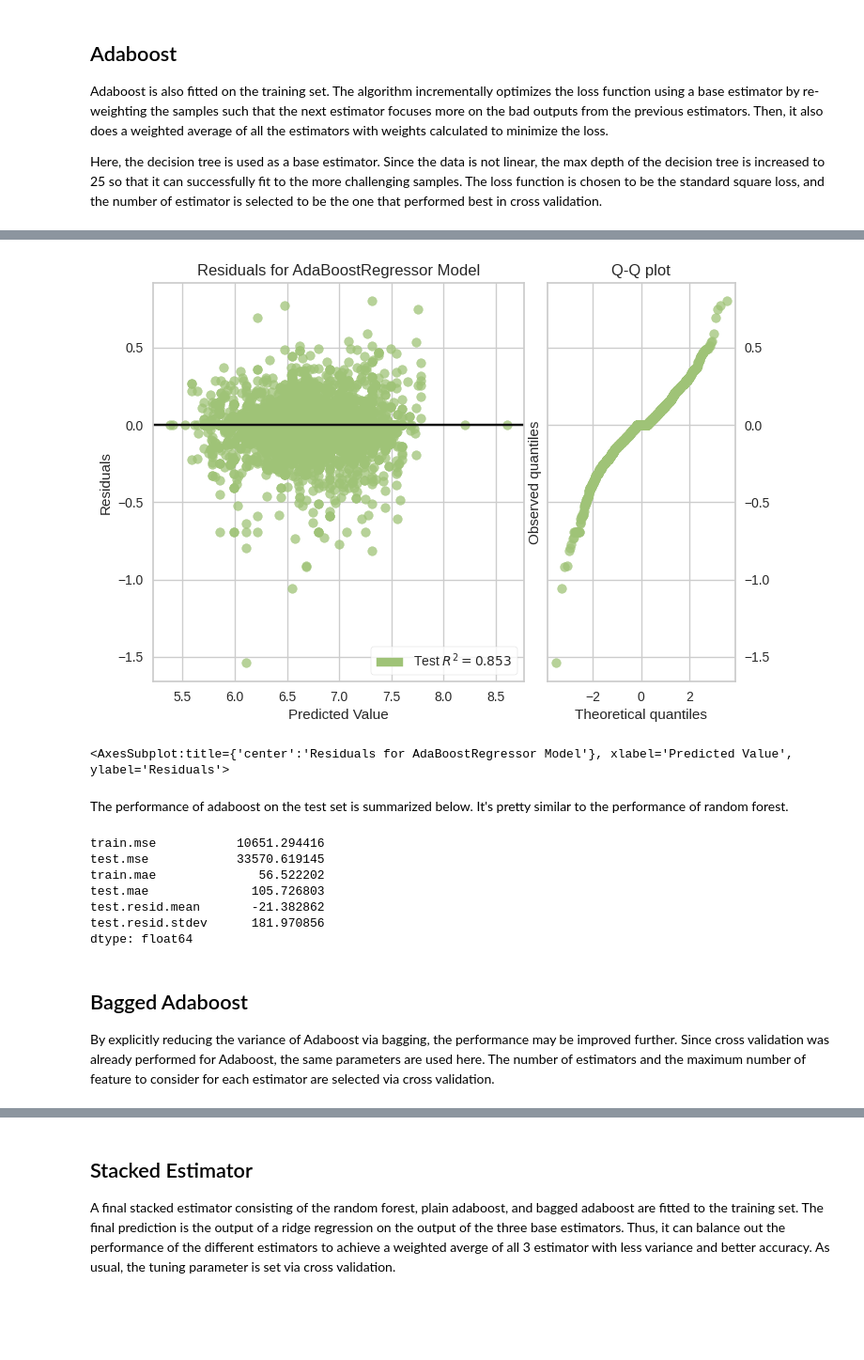
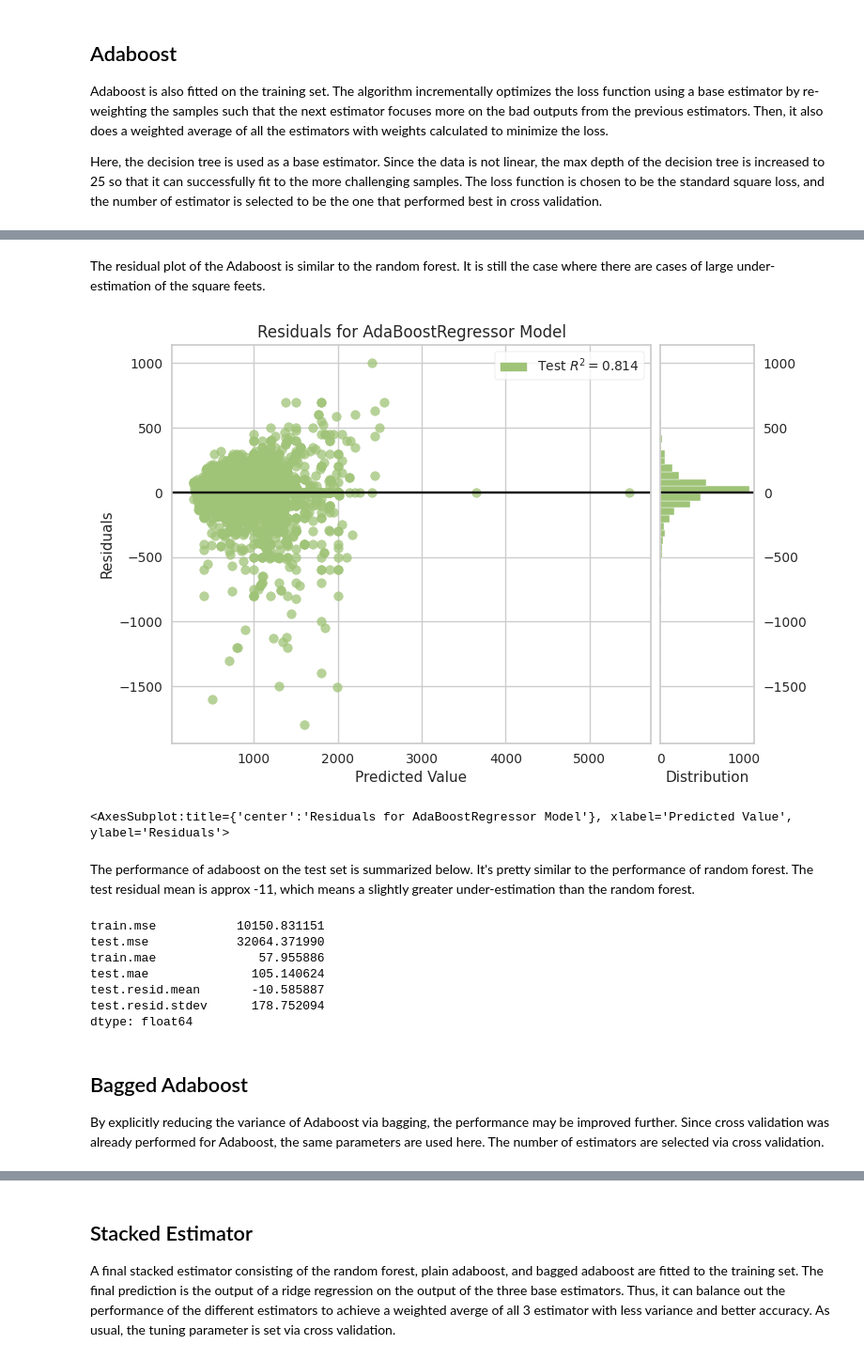
Before and after one commit to shilongdai/Analysis, a Jupyter notebook: Apartments/Apartment Sqft.ipynb, the cells around one changed output, grey strips where cells are left out. Shown at 94% size. Saved outputs shown, nothing was run; the diff lists cells and outputs as text; code cells hidden in the pictures; blank space fills up the shorter version.

```diff
--- a/Apartments/Apartment Sqft.ipynb
+++ b/Apartments/Apartment Sqft.ipynb
@@ -197,7 +113,14 @@ that the model under-predicts the sqft on average.
 # %%
+def feature_selection(training_set, sqft):
+    rf_selector = TransformedTargetRegressor(regressor=RandomForestRegressor(random_state=seed, n_estimators=200),
+                                             func=np.log, inverse_func=np.exp)
+    rf_selector.fit(training_set, sqft)
+    return rf_selector.regressor_.feature_importances_
+
+
 def perf_summary(model, tr_x, ts_x, tr_y, ts_y):
-    tr = np.exp(model.predict(tr_x))
-    ts = np.exp(model.predict(ts_x))
+    tr = model.predict(tr_x)
+    ts = model.predict(ts_x)
 
     tr_mse = mean_squared_error(tr_y, tr)
     ts_mse = mean_squared_error(ts_y, ts)
@@ -212,4 +135,4 @@ def perf_summary(model, tr_x, ts_x, tr_y, ts_y):
     return perf
 
 
-perf_summary(lasso_cv, sqft_tr_X, sqft_ts_X, sqft_tr_Y, sqft_ts_Y)
+k_best = SelectKBest(feature_selection)
@@ -229,9 +146,13 @@ of features per tree is calculated using the standard $\sqrt{n\_features}$ formu
 # %%
-random_forest = RandomForestRegressor(random_state=seed)
+rf_pipeline = Pipeline(steps=[("feature_select", k_best), ("rf", RandomForestRegressor(random_state=seed))])
+rf_pipeline = TransformedTargetRegressor(regressor=rf_pipeline)
+
 params = {
-    "n_estimators": [1, 10, 25] + list(range(50, 301, 50))
+    "regressor__rf__n_estimators": [1] + list(range(50, 301, 50)),
+    "regressor__feature_select__k": [20, 50, 100, 150, 200]
 }
-random_tree_cv = GridSearchCV(estimator=random_forest, param_grid=params, n_jobs=-1,
+
+random_tree_cv = GridSearchCV(estimator=rf_pipeline, param_grid=params, n_jobs=-1,
                               cv=10, scoring="neg_mean_squared_error")
-random_tree_cv.fit(selected_tr_X, log_tr_Y)
+random_tree_cv.fit(sqft_tr_X, sqft_tr_Y)
 # %% [output]
@@ -384,13 +254,14 @@ Here, the decision tree is used as a base estimator. Since the data is not linea
 increased to 25 so that it can successfully fit to the more challenging samples. The loss function is chosen to be the
 standard square loss, and the number of estimator is selected to be the one that performed best in cross validation.
 # %%
-adaboost = AdaBoostRegressor(DecisionTreeRegressor(max_depth=25, random_state=seed), random_state=seed,
-                             loss="square")
+adaboost_pipe = Pipeline(steps=[("feature_select", k_best), ("ada", AdaBoostRegressor(DecisionTreeRegressor(max_depth=25, random_state=seed), random_state=seed,
+                             loss="square"))])
 adaboost_param = {
-    "n_estimators": range(1, 101, 5)
+    "ada__n_estimators": range(1, 61, 5),
+    "feature_select__k": [20, 50, 100, 150, 200]
 }
-adaboost_cv = GridSearchCV(adaboost, adaboost_param, n_jobs=-1,
+adaboost_cv = GridSearchCV(adaboost_pipe, adaboost_param, n_jobs=-1,
                           cv=10, scoring="neg_mean_squared_error")
-adaboost_cv.fit(selected_tr_X, log_tr_Y)
+adaboost_cv.fit(sqft_tr_X, sqft_tr_Y)
 # %% [output]
 GridSearchCV(cv=10,
@@ -424,30 +304,32 @@ suggest that the models were flexible enough to fit the trend of the data. The s
+# %% [markdown]
+The residual plot of the Adaboost is similar to the random forest. It is still the case where there are cases of large under-estimation of the square feets.
 # %%
 best_ada = adaboost_cv.best_estimator_
-rs_plot = ResidualsPlot(best_ada, hist=False, qqplot=True)
-rs_plot.score(selected_ts_X, log_ts_Y)
+rs_plot = ResidualsPlot(best_ada, hist=True)
+rs_plot.score(sqft_ts_X, sqft_ts_Y)
 rs_plot.show()
 # %% [output]
-[figure, old version]
+[figure, new version]
 <AxesSubplot:title={'center':'Residuals for AdaBoostRegressor Model'}, xlabel='Predicted Value', ylabel='Residuals'>
 # %% [markdown]
-The performance of adaboost on the test set is summarized below. It's pretty similar to the performance of random forest.
+The performance of adaboost on the test set is summarized below. It's pretty similar to the performance of random forest. The test residual mean is approx -11, which means a slightly greater under-estimation than the random forest.
 # %%
-ada_perf = perf_summary(best_ada, selected_tr_X, selected_ts_X,
+ada_perf = perf_summary(best_ada, sqft_tr_X, sqft_ts_X,
                        sqft_tr_Y, sqft_ts_Y)
 ada_perf
 # %% [output]
-train.mse           10651.294416
-test.mse            33570.619145
-train.mae              56.522202
-test.mae              105.726803
-test.resid.mean       -21.382862
-test.resid.stdev      181.970856
+train.mse           10150.831151
+test.mse            32064.371990
+train.mae              57.955886
+test.mae              105.140624
+test.resid.mean       -10.585887
+test.resid.stdev      178.752094
 dtype: float64
 # %% [markdown]
 ## Bagged Adaboost
 
 By explicitly reducing the variance of Adaboost via bagging, the performance may be improved further.
-Since cross validation was already performed for Adaboost, the same parameters are used here. The number of estimators and the
-maximum number of feature to consider for each estimator are selected via cross validation.
+Since cross validation was already performed for Adaboost, the same parameters are used here. The number of estimators are selected
+via cross validation.
 # %%
 bag_ada_params = {
```
Also changed, not shown: parts of 72 cells of this notebook.
